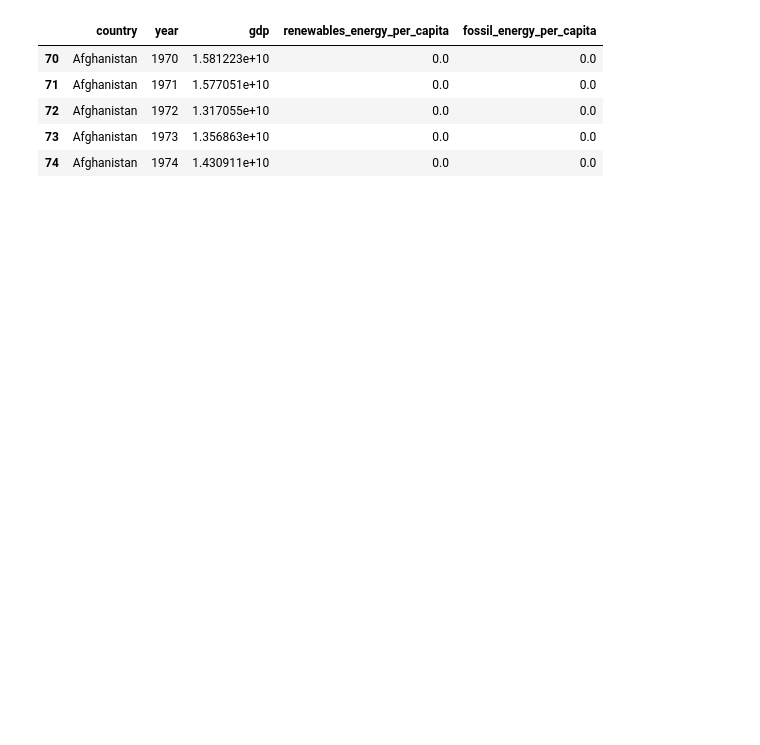
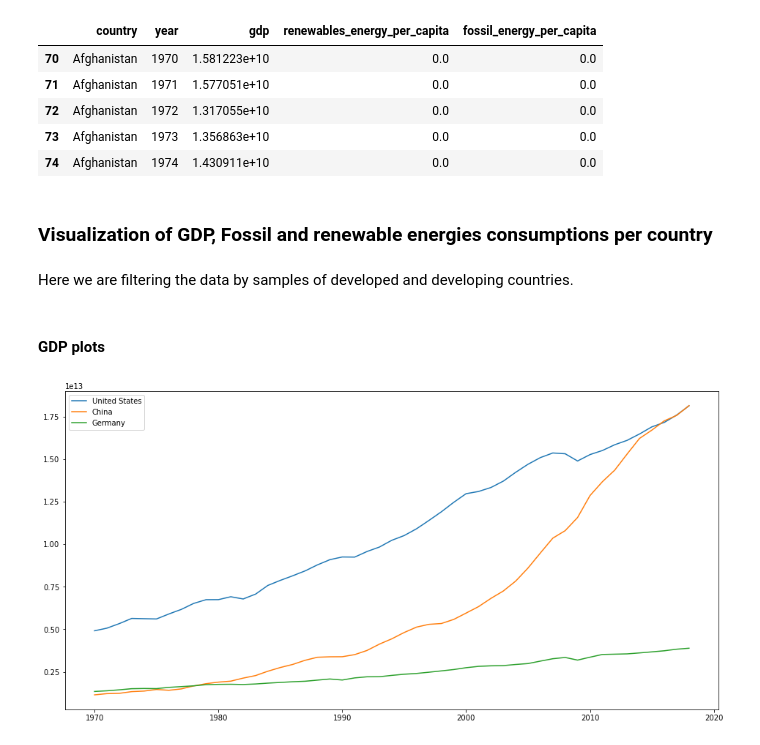
Before and after one commit to simibi28/itp_gp_2022, a Jupyter notebook: itp_groupproject.ipynb, the cells around one changed output. Saved outputs shown, nothing was run; the diff lists cells and outputs as text; code cells hidden in the pictures; blank space fills up the shorter version.

```diff
--- a/itp_groupproject.ipynb
+++ b/itp_groupproject.ipynb
@@ -17,4 +60,8 @@ analysis.print_data()
 | 72 | Afghanistan | 1972 | 1.317055e+10 | 0.0 | 0.0 |
 | 73 | Afghanistan | 1973 | 1.356863e+10 | 0.0 | 0.0 |
 | 74 | Afghanistan | 1974 | 1.430911e+10 | 0.0 | 0.0 |
+# %% [markdown]
+### **Visualization of GDP, Fossil and renewable energies consumptions per country**
+# %% [markdown]
+Here we are filtering the data by samples of developed and developing countries.
 # %%
@@ -26 +73,7 @@ under_countries = ["Morocco","Ghana","India"]
 df_under = analysis.filter_countries(under_countries)
+# %% [markdown]
+#### **GDP plots**
+# %%
+analysis.plots(df_dev ,"gdp", countries=developed_countries)
+# %% [output]
+[figure, added]
```
Also changed, not shown: parts of 41 cells of this notebook, 1 other file.
